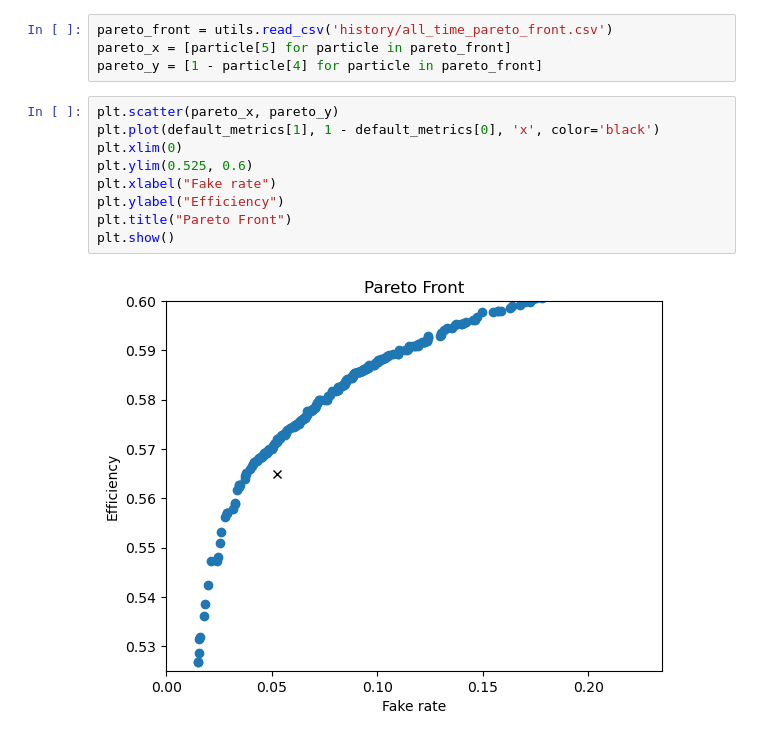
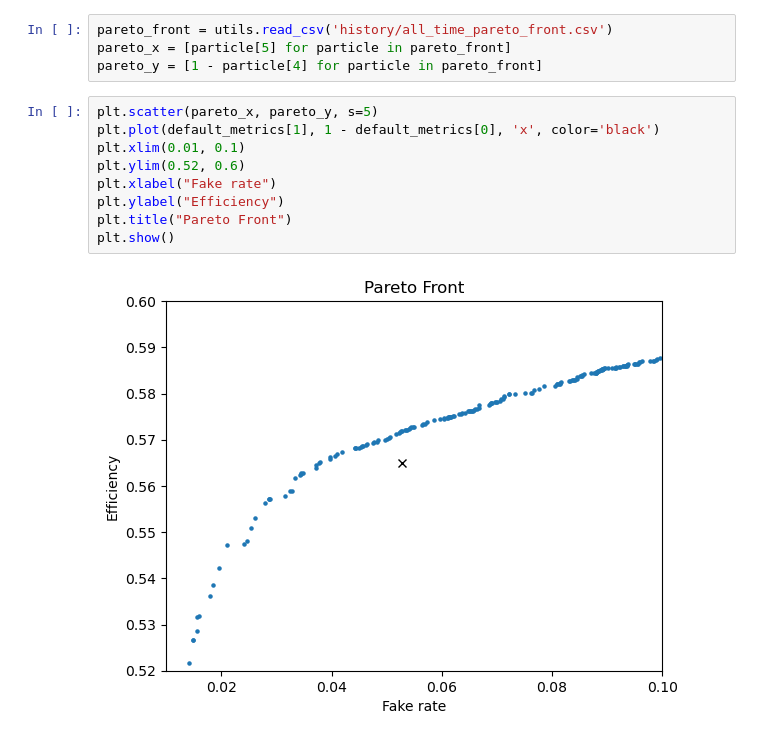
Before and after one commit to lguzzi/CA-parameter-tuning, a Jupyter notebook: plotting.ipynb, the cells around one changed output. Saved outputs shown, nothing was run; the diff lists cells and outputs as text.

```diff
--- a/plotting.ipynb
+++ b/plotting.ipynb
@@ -100,13 +100,13 @@ pareto_front = utils.read_csv('history/all_time_pareto_front.csv')
 pareto_x = [particle[5] for particle in pareto_front]
 pareto_y = [1 - particle[4] for particle in pareto_front]
 # %%
-plt.scatter(pareto_x, pareto_y)
+plt.scatter(pareto_x, pareto_y, s=5)
 plt.plot(default_metrics[1], 1 - default_metrics[0], 'x', color='black')
-plt.xlim(0)
-plt.ylim(0.525, 0.6)
+plt.xlim(0.01, 0.1)
+plt.ylim(0.52, 0.6)
 plt.xlabel("Fake rate")
 plt.ylabel("Efficiency")
 plt.title("Pareto Front")
 plt.show()
 # %% [output]
-[figure, old version]
+[figure, new version]
```
Also changed, not shown: parts of 2 cells of this notebook.
